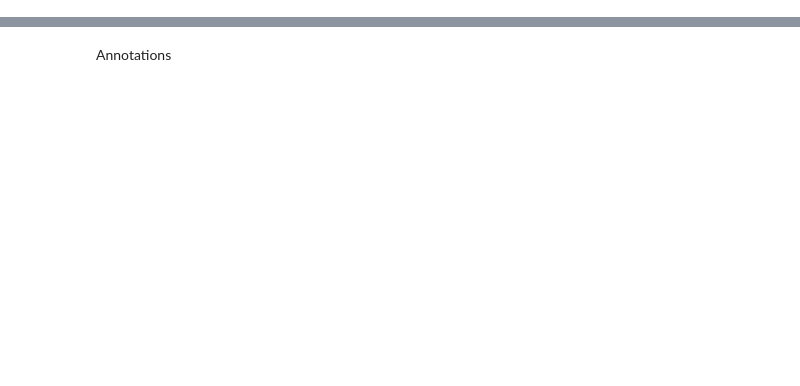
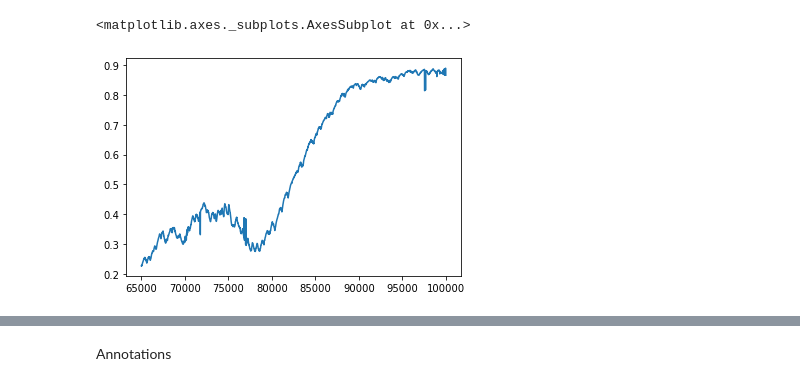
Before and after one commit to leonkontorovich/centerline_behavior_annotation, a Jupyter notebook: centerline/dev/head_position.ipynb, the cells around one changed output, grey strips where cells are left out. Saved outputs shown, nothing was run; the diff lists cells and outputs as text; code cells hidden in the pictures; blank space fills up the shorter version.

```diff
--- a/centerline/dev/head_position.ipynb
+++ b/centerline/dev/head_position.ipynb
@@ -272,0 +199,5 @@ pylab.show()
+# %%
+concentration_change[65000:100000]['Concentration_head'].plot()
+# %% [output]
+<matplotlib.axes._subplots.AxesSubplot at 0x...>
+[figure, added]
```
Also changed, not shown: parts of 60 cells of this notebook.
